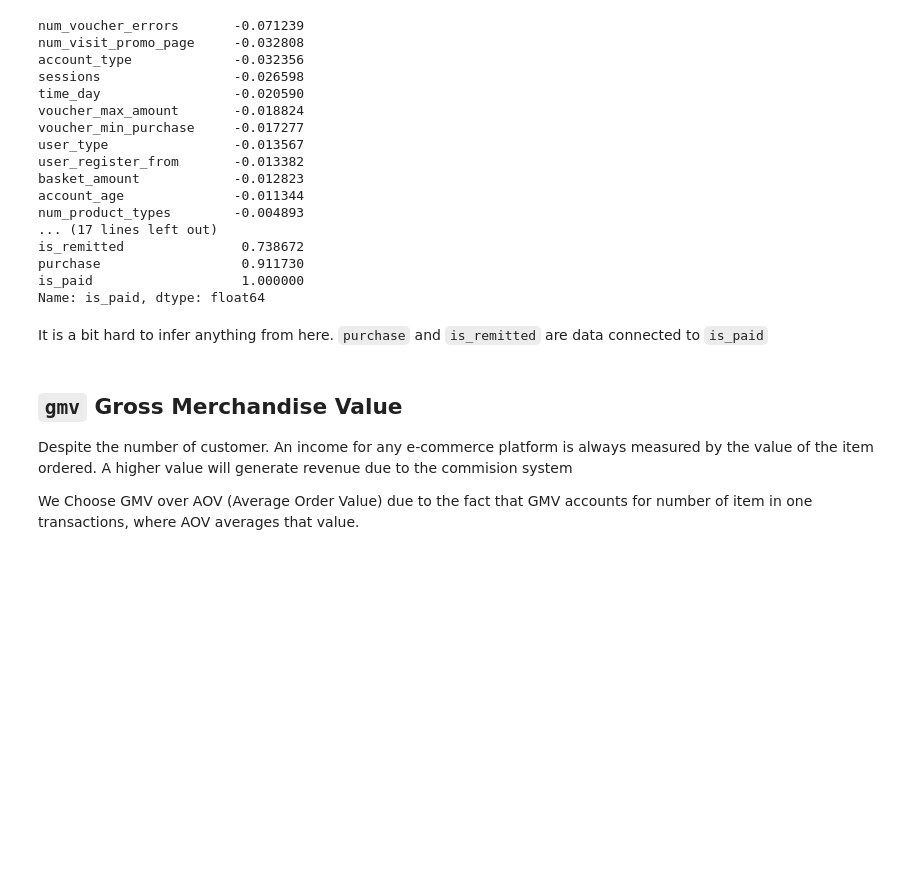
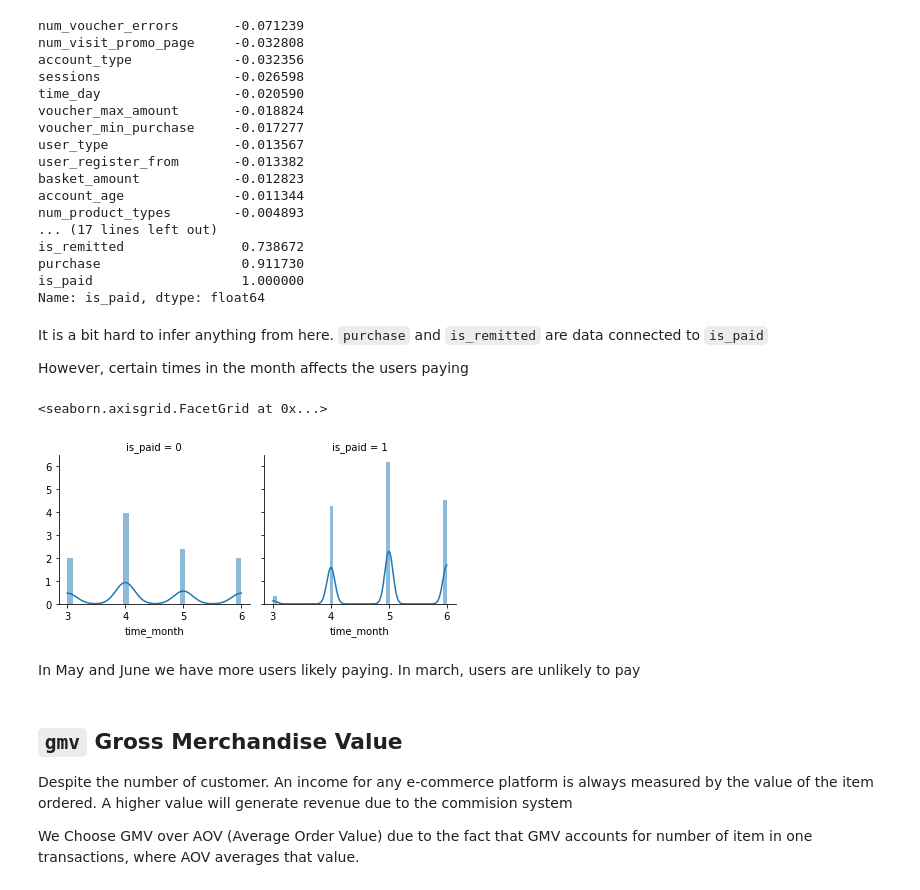
Before and after one commit to Edel-weiB/Bukalapak-Challange, a Jupyter notebook: main.ipynb, the cells around one changed output. Cells and saved outputs as stored; diff of their text form; code cells hidden in the pictures; blank space fills up the shorter version.

```diff
--- a/main.ipynb
+++ b/main.ipynb
@@ -249,6 +256,16 @@ is_paid                   1.000000
 Name: is_paid, dtype: float64
 # %% [markdown]
 It is a bit hard to infer anything from here. `purchase` and `is_remitted` are data connected to `is_paid`
+
+However, certain times in the month affects the users paying
+# %%
+g = sns.FacetGrid(data, col='is_paid')
+g.map(sns.histplot, 'time_month', kde=True, stat="density", linewidth=0)
+# %% [output]
+<seaborn.axisgrid.FacetGrid at 0x...>
+[figure, added]
+# %% [markdown]
+In May and June we have more users likely paying. In march, users are unlikely to pay
 # %% [markdown]
 ## `gmv` Gross Merchandise Value
 Despite the number of customer. An income for any e-commerce platform is always measured by the value of the item ordered. A higher value will generate revenue due to the commision system
```
Also changed, not shown: parts of 21 cells of this notebook.
